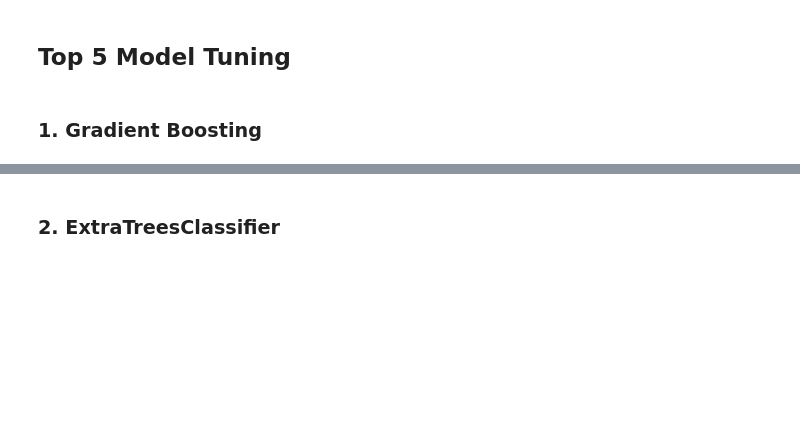
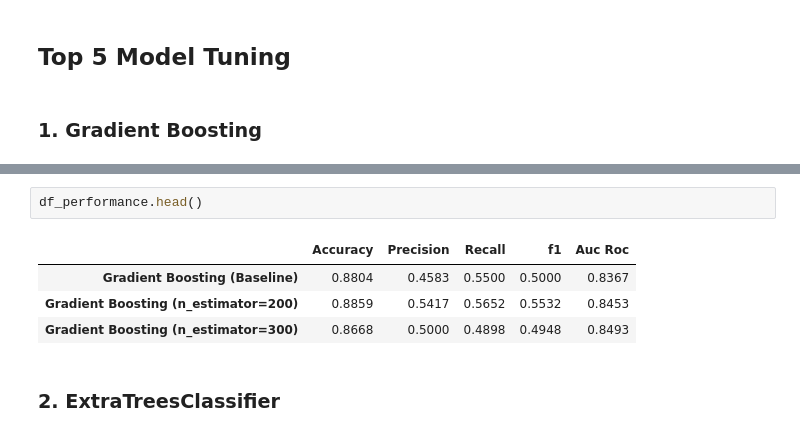
Before and after one commit to evelynpehty/Predicting-the-Risk-of-Employee-Attrition-, a Jupyter notebook: project model.ipynb, the cells around one changed output, grey strips where cells are left out. Saved outputs shown, nothing was run; the diff lists cells and outputs as text; blank space fills up the shorter version.

Commit message:
gradient boosting parameter tuning

```diff
--- a/project model.ipynb
+++ b/project model.ipynb
@@ -1115,3 +1198,10 @@ def plot_feature_importance(importance,names,model_type):
+# %%
+df_performance.head()
+# %% [output]
+|  | Accuracy | Precision | Recall | f1 | Auc Roc |
+| Gradient Boosting (Baseline) | 0.8804 | 0.4583 | 0.5500 | 0.5000 | 0.8367 |
+| Gradient Boosting (n_estimator=200) | 0.8859 | 0.5417 | 0.5652 | 0.5532 | 0.8453 |
+| Gradient Boosting (n_estimator=300) | 0.8668 | 0.5000 | 0.4898 | 0.4948 | 0.8493 |
 # %% [markdown]
 ### 2. ExtraTreesClassifier
 # %% [markdown]
```
Also changed, not shown: parts of 28 cells of this notebook.
